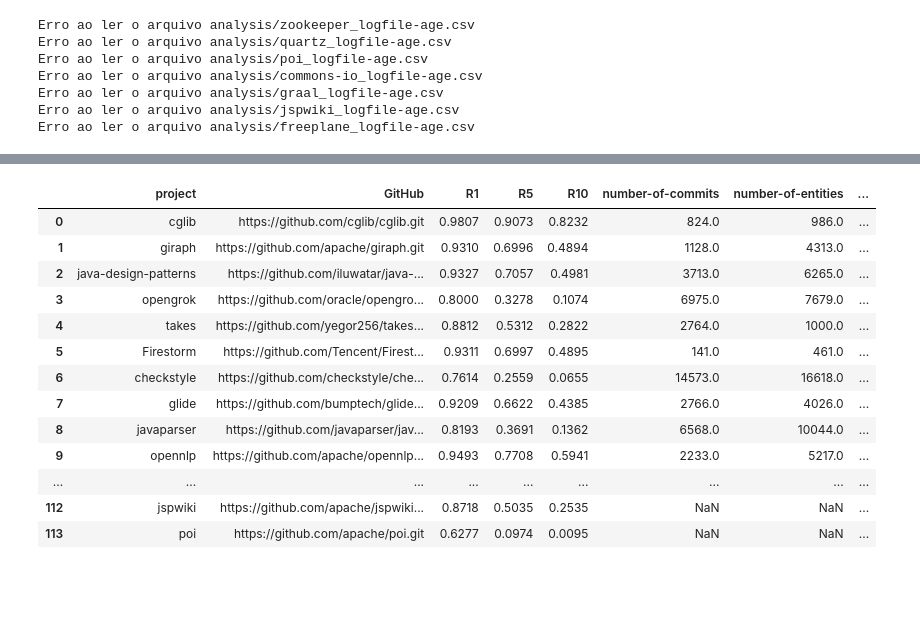
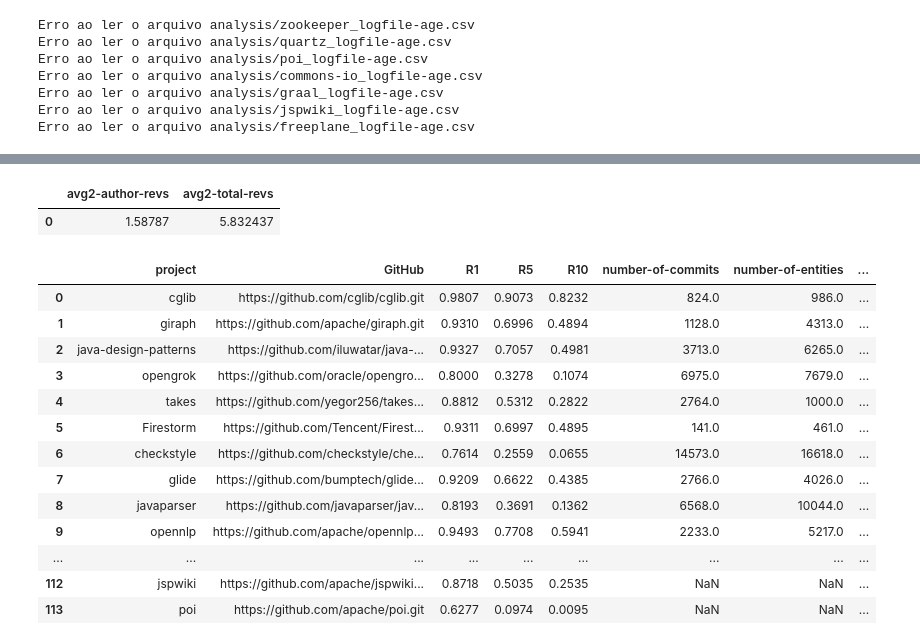
Before and after one commit to mtheus/qualitas_git, a Jupyter notebook: run_project_report.ipynb, the cells around one changed output, grey strips where cells are left out. Saved outputs shown, nothing was run; the diff lists cells and outputs as text; code cells hidden in the pictures; blank space fills up the shorter version.

```diff
--- a/run_project_report.ipynb
+++ b/run_project_report.ipynb
@@ -90,3 +498,14 @@ Erro ao ler o arquivo analysis/freeplane_logfile-age.csv
+# %%
+duckdb.query(f"""
+                select avg("avg-author-revs") as "avg2-author-revs", avg("avg-total-revs") as "avg2-total-revs"  from (
+                    select entity, avg("author-revs") as "avg-author-revs", avg("total-revs") as "avg-total-revs"
+                        from "analysis/zuul_logfile-entity-effort.csv"
+                        group by entity
+                )
+""").to_df()
+# %% [output]
+|  | avg2-author-revs | avg2-total-revs |
+| 0 | 1.58787 | 5.832437 |
 # %%
 with pd.option_context('display.max_rows', None, 'display.max_columns', None,'display.max_colwidth', -1):
     display(df_report)
```
Also changed, not shown: parts of 13 cells of this notebook, 6 other files.
